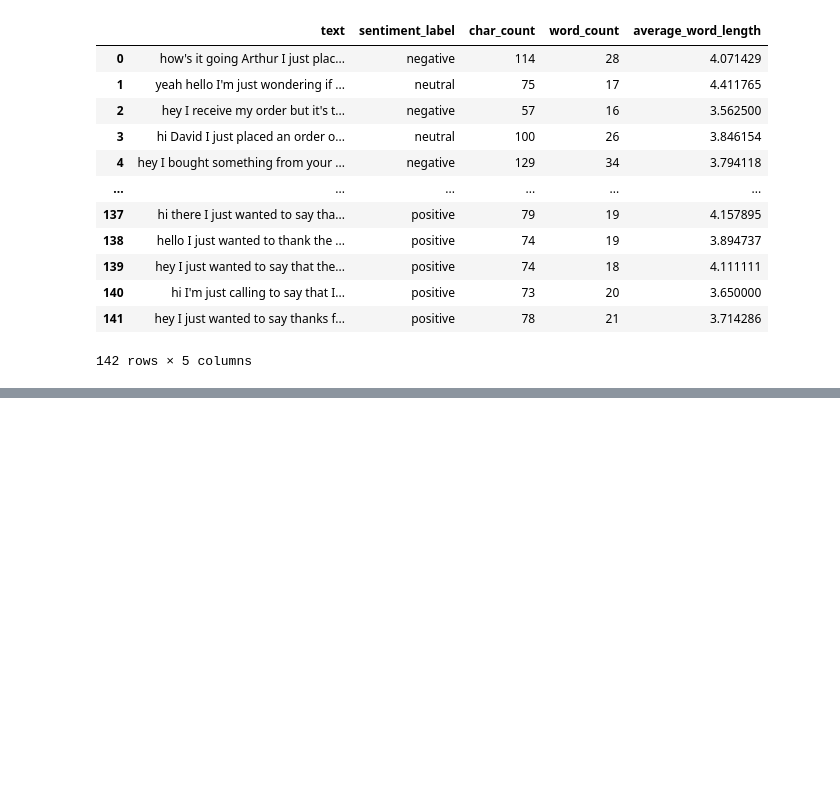
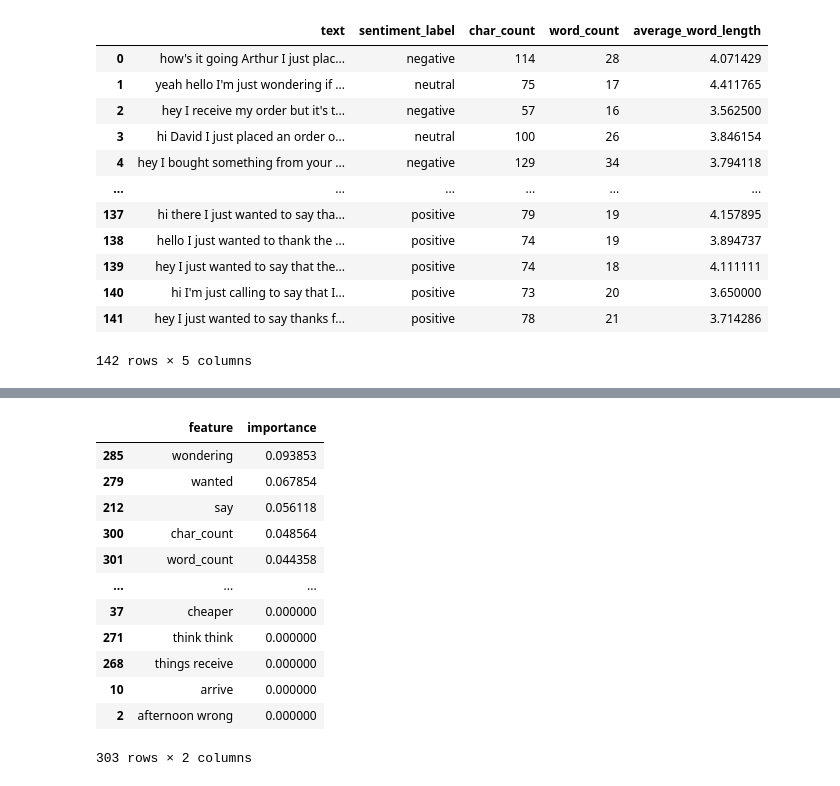
Before and after one commit to Temmi01/transcription-project, a Jupyter notebook: project.ipynb, the cells around one changed output, grey strips where cells are left out. Drawn from its saved outputs; the diff is of its cells as text; code cells hidden in the pictures; blank space fills up the shorter version.

```diff
--- a/project.ipynb
+++ b/project.ipynb
@@ -151,0 +184,21 @@ df
+# %%
+df_importances = pd.DataFrame({
+	"feature": X.columns,
+	"importance": forest.feature_importances_
+}).sort_values(by="importance", ascending=False)
+
+df_importances
+# %% [output]
+|  | feature | importance |
+| 285 | wondering | 0.093853 |
+| 279 | wanted | 0.067854 |
+| 212 | say | 0.056118 |
+| 300 | char_count | 0.048564 |
+| 301 | word_count | 0.044358 |
+| ... | ... | ... |
+| 37 | cheaper | 0.000000 |
+| 271 | think think | 0.000000 |
+| 268 | things receive | 0.000000 |
+| 10 | arrive | 0.000000 |
+| 2 | afternoon wrong | 0.000000 |
+303 rows × 2 columns
```
Also changed, not shown: parts of 4 cells of this notebook.
